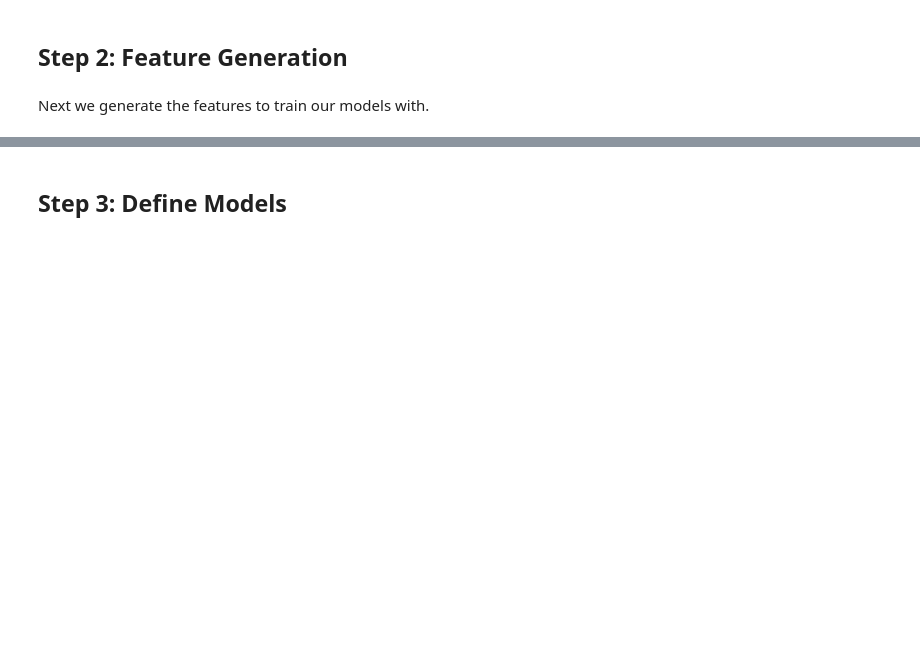
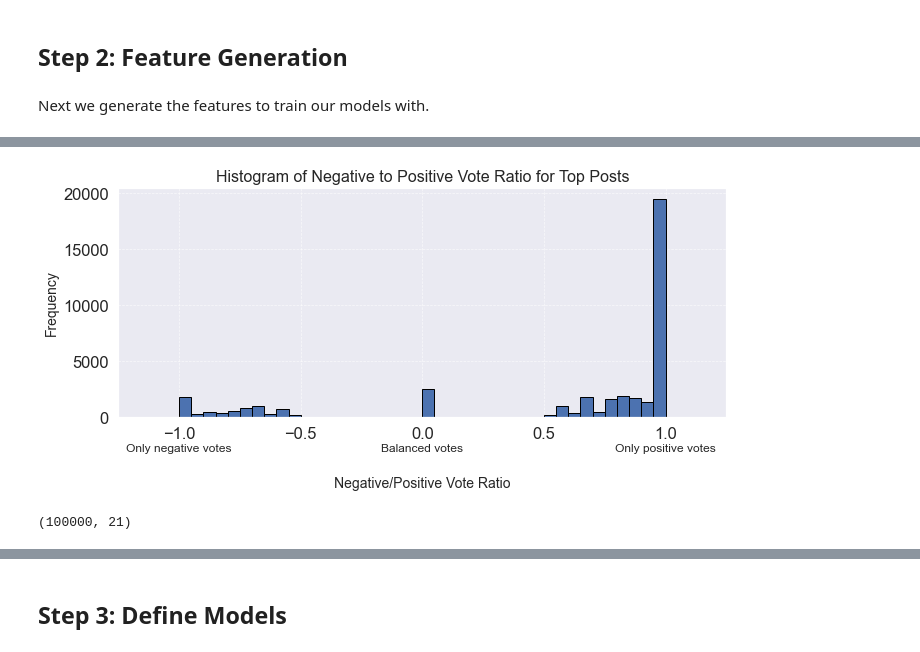
Before and after one commit to dario-x/user-post-popularity-prediction, a Jupyter notebook: main.ipynb, the cells around one changed output, grey strips where cells are left out. Saved outputs shown, nothing was run; the diff lists cells and outputs as text; code cells hidden in the pictures; blank space fills up the shorter version.

```diff
--- a/main.ipynb
+++ b/main.ipynb
@@ -273,3 +323,23 @@ Most interestingly we see here for example that users misuse the functionality t
 ## Step 2: Feature Generation
 # %% [markdown]
 Next we generate the features to train our models with.
+# %%
+# Calculate the time difference in hours between 'CreatedAt' and 'publishingDate'
+df_merged['time_passed_before_post_creation'] = ( df_merged['CreatedAt'] - df_merged['publishingDate'] ).dt.total_seconds() / 60 / 60
+
+# Rank the comments for each article based on the 'time_passed_before_post_creation'
+df_merged['post_time_rank'] = df_merged.groupby('ID_Article')['time_passed_before_post_creation'].rank(method='first').astype(int)
+
+# Calculate the percentage rank (to check if it's in the first 10%, 20%, etc.)
+df_merged['time_percentile'] = df_merged.groupby('ID_Article')['time_passed_before_post_creation'].rank(pct=True)
+
+# Create a column to define percentile category
+def assign_percentile_category(percentile):
+    if percentile <= 0.5:
+        # First 10%, 20%, ... up to 50%
+        return f"First {int(percentile * 10) * 10 +10}%"
+    else:
+        # Last 40%, 30%, ... up to 10%
+        return f"Last {int((1 - percentile) * 10) * 10 +10}%"
+
+df_merged['time_percentile_category'] = df_merged['time_percentile'].apply(assign_percentile_category)
@@ -275,0 +447,47 @@ Next we generate the features to train our models with.
+# %%
+# Filter the data for "top posts" and plot a histogram for the Neg/Pos ratio
+top_posts = df_merged[df_merged['Post_Engagement'] == 'top post']
+
+# Set the style for a scientific paper look
+plt.style.use('seaborn-deep')
+
+# Create the figure and histogram
+plt.figure(figsize=(10, 5))
+plt.hist(top_posts['Neg_Pos_Ratio'].dropna(), bins=40, edgecolor='black')
+
+# Title and labels
+plt.title('Histogram of Negative to Positive Vote Ratio for Top Posts', fontsize=16)
+plt.xlabel('Negative/Positive Vote Ratio', fontsize=14, labelpad=35)  # Add margin using labelpad
+plt.ylabel('Frequency', fontsize=14)
+
+# Add gridlines
+plt.grid(True, which='both', linestyle='--', linewidth=0.7, alpha=0.7)
+
+# Annotate specific points using fixed positions relative to the x-axis
+plt.annotate('Only positive votes', xy=(1, 0), xytext=(1, -0.15),  # Adjust text height below the x-axis
+             textcoords=plt.gca().get_xaxis_transform(), ha='center', fontsize=12,
+             bbox=dict(facecolor='white', edgecolor='none', pad=3),
+             )
+
+plt.annotate('Balanced votes', xy=(0, 0), xytext=(0, -0.15),  # Adjust text height below the x-axis
+             textcoords=plt.gca().get_xaxis_transform(), ha='center', fontsize=12,
+             bbox=dict(facecolor='white', edgecolor='none', pad=3),
+            )
+
+plt.annotate('Only negative votes', xy=(-1, 0), xytext=(-1, -0.15),  # Adjust text height below the x-axis
+             textcoords=plt.gca().get_xaxis_transform(), ha='center', fontsize=12,
+             bbox=dict(facecolor='white', edgecolor='none', pad=3),
+             )
+
+# Set x-axis limits for clarity
+plt.xlim(-1.25, 1.25)
+
+# Show the plot
+plt.tight_layout()
+plt.show()
+# %% [output]
+[figure, added]
+# %%
+df_merged.shape
+# %% [output]
+(100000, 21)
```
Also changed, not shown: parts of 36 cells of this notebook, 5 other files.
